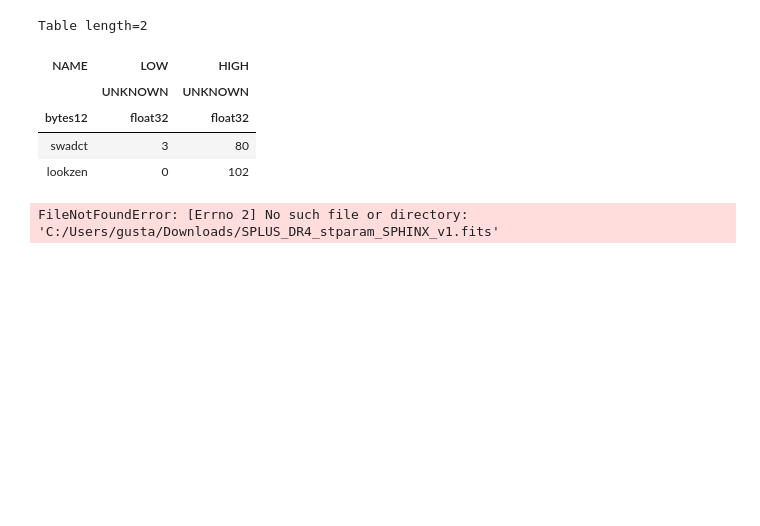
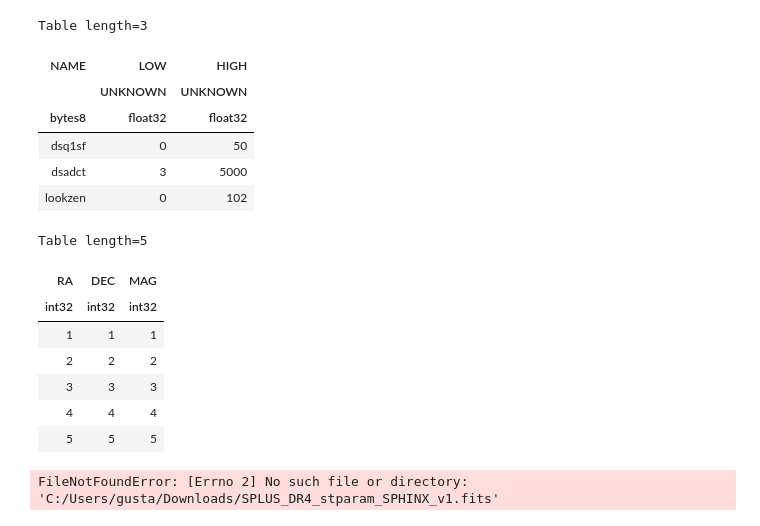
Before and after one commit to Schwarzam/astrors, a Jupyter notebook: dev/testing.ipynb, the cells around one changed output. Saved outputs shown, nothing was run; the diff lists cells and outputs as text; code cells hidden in the pictures; blank space fills up the shorter version.

```diff
--- a/dev/testing.ipynb
+++ b/dev/testing.ipynb
@@ -5,11 +5,25 @@ import time
 # %%
 hdus = fits.open("../tests/data/EUVEngc4151imgx.fits")
 # %%
-Table.read("../tests/data/EUVEngc4151imgx.fits", hdu=2)
+Table.read("../tests/data/EUVEngc4151imgx.fits", hdu=1)
 # %% [output]
-Table length=2
+Table length=3
 | NAME | LOW | HIGH |
 |  | UNKNOWN | UNKNOWN |
-| bytes12 | float32 | float32 |
-| swadct | 3 | 80 |
+| bytes8 | float32 | float32 |
+| dsq1sf | 0 | 50 |
+| dsadct | 3 | 5000 |
 | lookzen | 0 | 102 |
+# %%
+t = Table.read("../tests/data/outputs/test_bintable.fits")
+# %%
+t
+# %% [output]
+Table length=5
+| RA | DEC | MAG |
+| int32 | int32 | int32 |
+| 1 | 1 | 1 |
+| 2 | 2 | 2 |
+| 3 | 3 | 3 |
+| 4 | 4 | 4 |
+| 5 | 5 | 5 |
```
Also changed, not shown: parts of 3 cells of this notebook, 19 other files.
